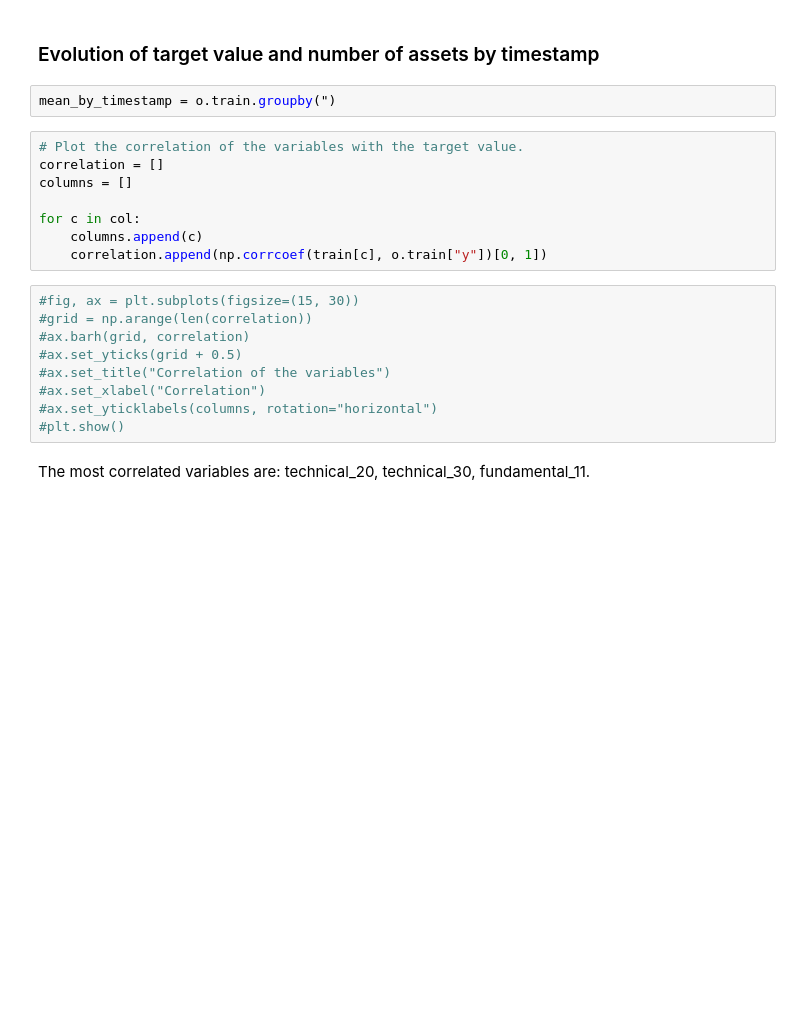
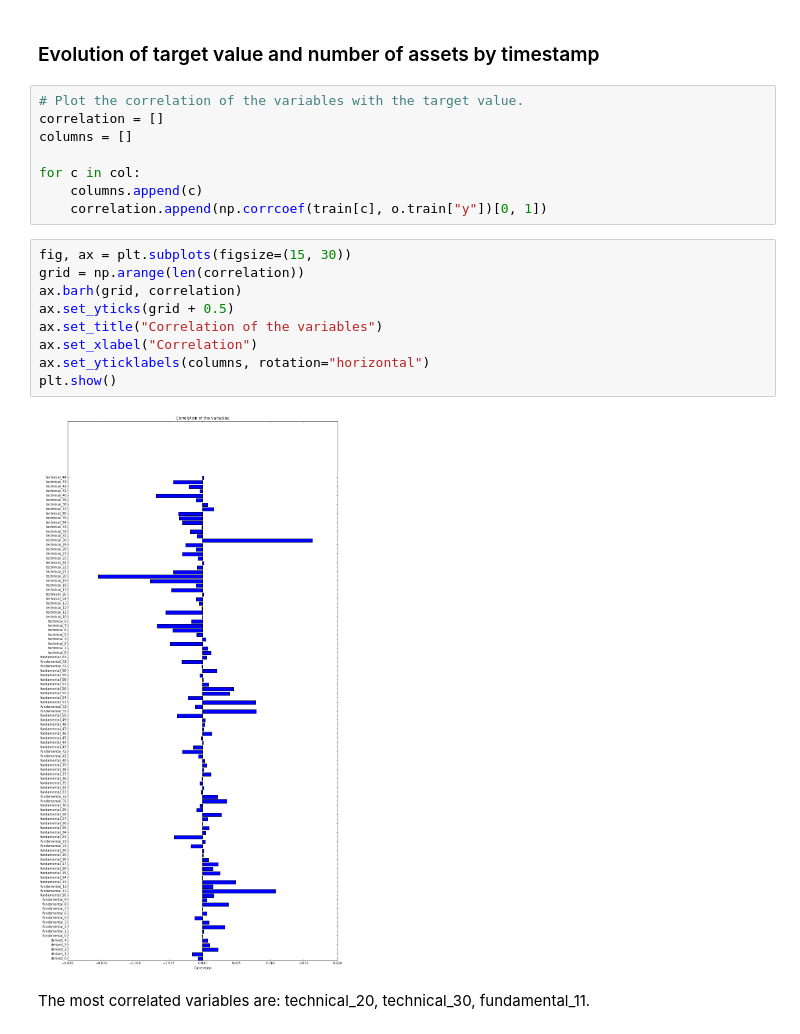
Before and after one commit to anthonyhu/twosigma-LETH-Al, a Jupyter notebook: Two Sigmas Challenge.ipynb, the cells around one changed output. Cells and saved outputs as stored; diff of their text form; blank space fills up the shorter version.

```diff
--- a/Two Sigmas Challenge.ipynb
+++ b/Two Sigmas Challenge.ipynb
@@ -55,8 +55,6 @@ train.loc[:, "is_null"] = train_NA_values
 full_train = pd.read_hdf("train.h5")
 # %% [markdown]
 ### Evolution of target value and number of assets by timestamp
-# %%
-mean_by_timestamp = o.train.groupby(")
 # %%
 # Plot the correlation of the variables with the target value.
 correlation = []
@@ -66,14 +64,16 @@ for c in col:
     columns.append(c)
     correlation.append(np.corrcoef(train[c], o.train["y"])[0, 1])
 # %%
-#fig, ax = plt.subplots(figsize=(15, 30))
-#grid = np.arange(len(correlation))
-#ax.barh(grid, correlation)
-#ax.set_yticks(grid + 0.5)
-#ax.set_title("Correlation of the variables")
-#ax.set_xlabel("Correlation")
-#ax.set_yticklabels(columns, rotation="horizontal")
-#plt.show()
+fig, ax = plt.subplots(figsize=(15, 30))
+grid = np.arange(len(correlation))
+ax.barh(grid, correlation)
+ax.set_yticks(grid + 0.5)
+ax.set_title("Correlation of the variables")
+ax.set_xlabel("Correlation")
+ax.set_yticklabels(columns, rotation="horizontal")
+plt.show()
+# %% [output]
+[figure, added]
 # %% [markdown]
 The most correlated variables are: technical_20, technical_30, fundamental_11.
 # %%
```
Also changed, not shown: parts of 18 cells of this notebook, 1 other file.
